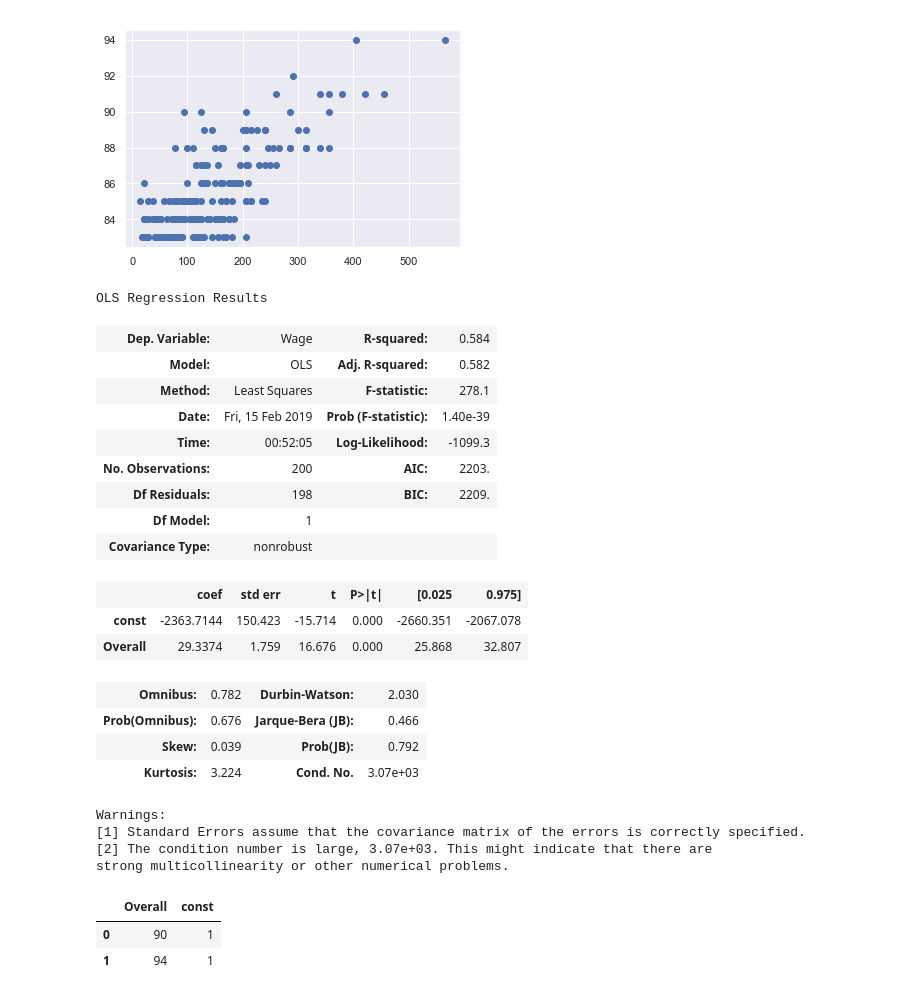
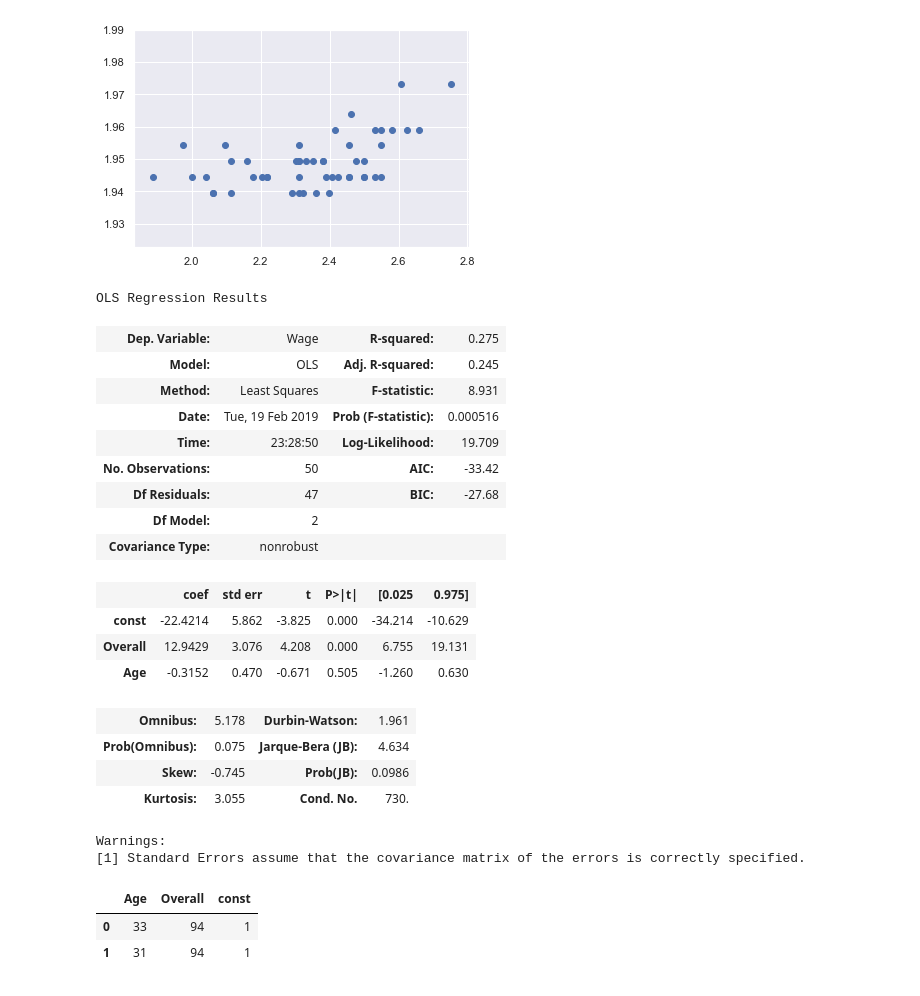
Before and after one commit to praneeth7894/Projects, a Jupyter notebook: Fifa19/Fifa19.ipynb, the cells around one changed output. Drawn from its saved outputs; the diff is of its cells as text; code cells hidden in the pictures.

```diff
--- a/Fifa19/Fifa19.ipynb
+++ b/Fifa19/Fifa19.ipynb
@@ -6,7 +7,7 @@ import statsmodels.api as sm
 import seaborn
 seaborn.set()
 # %%
-raw_data=pd.read_csv('fifa19.csv',nrows=200)
+raw_data=pd.read_csv('fifa19.csv',nrows=50)
 raw_data#Contains all data
 # %% [output]
 |  | Unnamed: 0 | ID | Name | Age | Photo | Nationality | Flag | Overall | Potential | Club | ... |
@@ -30,44 +31,48 @@ raw_data#Contains all data
 # %%
 y=raw_data['Wage']
-x1=raw_data['Overall']
-mp.scatter(y,x1)
+x1=raw_data[['Overall','Age']]
+#x1=np.log10(x1)
+x1=np.log10(x1)
+y=np.log10(y)
+#y=np.log10(y)
+mp.scatter(y,x1['Overall'])
 mp.show()
 # %% [output]
-[figure, old version]
+[figure, new version]
 # %%
 #Lets apply linear regression to see how apt the result can be
 x=sm.add_constant(x1)
+#x=float(math.log10(x))
 result=sm.OLS(y,x).fit()
 result.summary()
 # %% [output]
 OLS Regression Results
-| Dep. Variable: | Wage | R-squared: | 0.584 |
-| Model: | OLS | Adj. R-squared: | 0.582 |
-| Method: | Least Squares | F-statistic: | 278.1 |
-| Date: | Fri, 15 Feb 2019 | Prob (F-statistic): | 1.40e-39 |
-| Time: | 00:52:05 | Log-Likelihood: | -1099.3 |
-| No. Observations: | 200 | AIC: | 2203. |
-| Df Residuals: | 198 | BIC: | 2209. |
-| Df Model: | 1 |  |  |
+| Dep. Variable: | Wage | R-squared: | 0.275 |
+| Model: | OLS | Adj. R-squared: | 0.245 |
+| Method: | Least Squares | F-statistic: | 8.931 |
+| Date: | Tue, 19 Feb 2019 | Prob (F-statistic): | 0.000516 |
+| Time: | 23:28:50 | Log-Likelihood: | 19.709 |
+| No. Observations: | 50 | AIC: | -33.42 |
+| Df Residuals: | 47 | BIC: | -27.68 |
+| Df Model: | 2 |  |  |
 | Covariance Type: | nonrobust |  |  |
 |  | coef | std err | t | P>|t| | [0.025 | 0.975] |
-| const | -2363.7144 | 150.423 | -15.714 | 0.000 | -2660.351 | -2067.078 |
-| Overall | 29.3374 | 1.759 | 16.676 | 0.000 | 25.868 | 32.807 |
+| const | -22.4214 | 5.862 | -3.825 | 0.000 | -34.214 | -10.629 |
+| Overall | 12.9429 | 3.076 | 4.208 | 0.000 | 6.755 | 19.131 |
+| Age | -0.3152 | 0.470 | -0.671 | 0.505 | -1.260 | 0.630 |
-| Omnibus: | 0.782 | Durbin-Watson: | 2.030 |
-| Prob(Omnibus): | 0.676 | Jarque-Bera (JB): | 0.466 |
-| Skew: | 0.039 | Prob(JB): | 0.792 |
-| Kurtosis: | 3.224 | Cond. No. | 3.07e+03 |
+| Omnibus: | 5.178 | Durbin-Watson: | 1.961 |
+| Prob(Omnibus): | 0.075 | Jarque-Bera (JB): | 4.634 |
+| Skew: | -0.745 | Prob(JB): | 0.0986 |
+| Kurtosis: | 3.055 | Cond. No. | 730. |
 Warnings:
 [1] Standard Errors assume that the covariance matrix of the errors is correctly specified.
-[2] The condition number is large, 3.07e+03. This might indicate that there are
-strong multicollinearity or other numerical problems.
 # %%
-new_data=pd.DataFrame({'const':1, 'Overall':[90,94]})
+new_data=pd.DataFrame({'const':1, 'Overall':[94,94], 'Age':[33,31]})
 new_data
 # %% [output]
-|  | Overall | const |
-| 0 | 90 | 1 |
-| 1 | 94 | 1 |
+|  | Age | Overall | const |
+| 0 | 33 | 94 | 1 |
+| 1 | 31 | 94 | 1 |
 # %%
 prediction=result.predict(new_data)
 prediction
```
Also changed, not shown: parts of 5 cells of this notebook.
